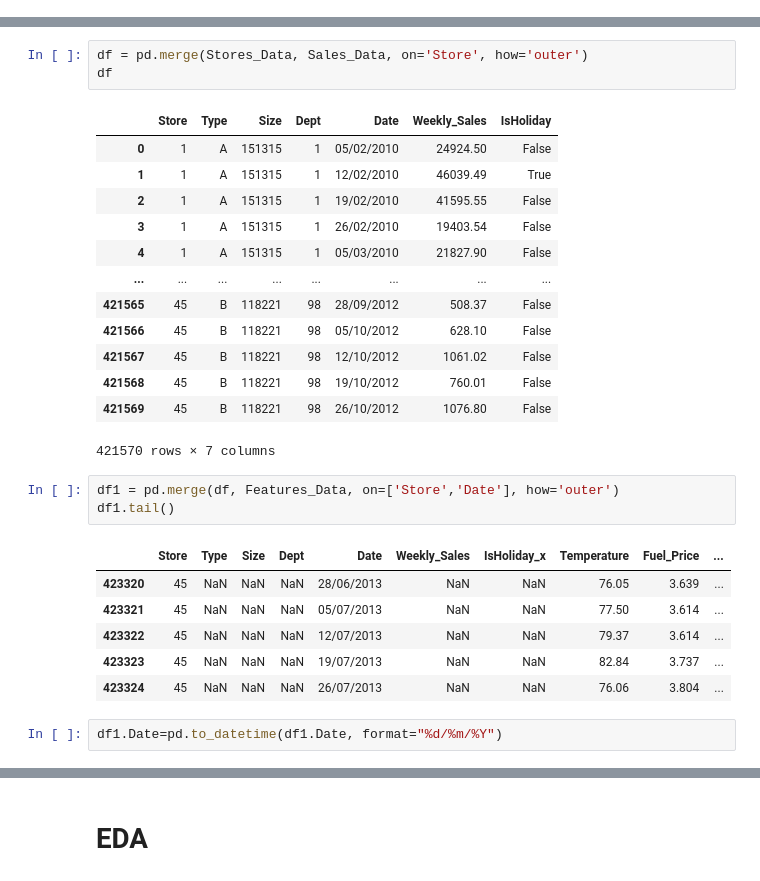
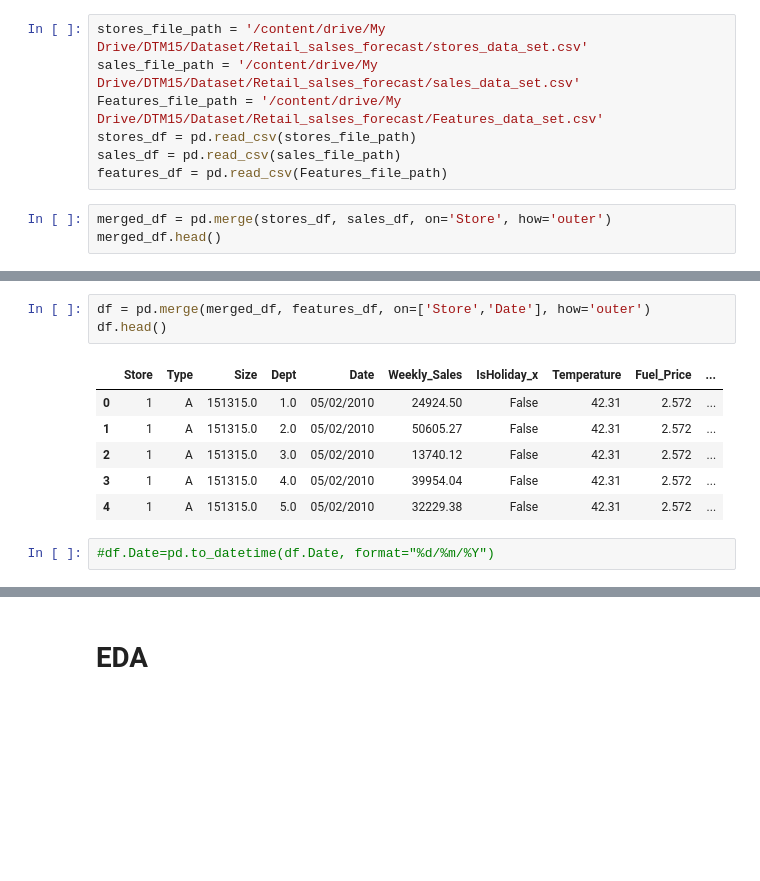
Before and after one commit to GDharan10/Analysis1_RetailSalsesForecast, a Jupyter notebook: RetailSalsesForecast.ipynb, the cells around one changed output, grey strips where cells are left out. Drawn from its saved outputs; the diff is of its cells as text; blank space fills up the shorter version.

```diff
--- a/RetailSalsesForecast.ipynb
+++ b/RetailSalsesForecast.ipynb
@@ -132,0 +16,10 @@ Name: Type, dtype: object
+# %%
+stores_file_path = '/content/drive/My Drive/DTM15/Dataset/Retail_salses_forecast/stores_data_set.csv'
+sales_file_path = '/content/drive/My Drive/DTM15/Dataset/Retail_salses_forecast/sales_data_set.csv'
+Features_file_path = '/content/drive/My Drive/DTM15/Dataset/Retail_salses_forecast/Features_data_set.csv'
+stores_df = pd.read_csv(stores_file_path)
+sales_df = pd.read_csv(sales_file_path)
+features_df = pd.read_csv(Features_file_path)
+# %%
+merged_df = pd.merge(stores_df, sales_df, on='Store', how='outer')
+merged_df.head()
@@ -133,29 +33,12 @@ Name: Type, dtype: object
 # %%
-df = pd.merge(Stores_Data, Sales_Data, on='Store', how='outer')
-df
+df = pd.merge(merged_df, features_df, on=['Store','Date'], how='outer')
+df.head()
 # %% [output]
-|  | Store | Type | Size | Dept | Date | Weekly_Sales | IsHoliday |
-| 0 | 1 | A | 151315 | 1 | 05/02/2010 | 24924.50 | False |
-| 1 | 1 | A | 151315 | 1 | 12/02/2010 | 46039.49 | True |
-| 2 | 1 | A | 151315 | 1 | 19/02/2010 | 41595.55 | False |
-| 3 | 1 | A | 151315 | 1 | 26/02/2010 | 19403.54 | False |
-| 4 | 1 | A | 151315 | 1 | 05/03/2010 | 21827.90 | False |
-| ... | ... | ... | ... | ... | ... | ... | ... |
-| 421565 | 45 | B | 118221 | 98 | 28/09/2012 | 508.37 | False |
-| 421566 | 45 | B | 118221 | 98 | 05/10/2012 | 628.10 | False |
-| 421567 | 45 | B | 118221 | 98 | 12/10/2012 | 1061.02 | False |
-| 421568 | 45 | B | 118221 | 98 | 19/10/2012 | 760.01 | False |
-| 421569 | 45 | B | 118221 | 98 | 26/10/2012 | 1076.80 | False |
+|  | Store | Type | Size | Dept | Date | Weekly_Sales | IsHoliday_x | Temperature | Fuel_Price | ... |
+| 0 | 1 | A | 151315.0 | 1.0 | 05/02/2010 | 24924.50 | False | 42.31 | 2.572 | ... |
+| 1 | 1 | A | 151315.0 | 2.0 | 05/02/2010 | 50605.27 | False | 42.31 | 2.572 | ... |
+| 2 | 1 | A | 151315.0 | 3.0 | 05/02/2010 | 13740.12 | False | 42.31 | 2.572 | ... |
+| 3 | 1 | A | 151315.0 | 4.0 | 05/02/2010 | 39954.04 | False | 42.31 | 2.572 | ... |
+| 4 | 1 | A | 151315.0 | 5.0 | 05/02/2010 | 32229.38 | False | 42.31 | 2.572 | ... |
-421570 rows × 7 columns
-# %%
-df1 = pd.merge(df, Features_Data, on=['Store','Date'], how='outer')
-df1.tail()
-# %% [output]
-|  | Store | Type | Size | Dept | Date | Weekly_Sales | IsHoliday_x | Temperature | Fuel_Price | ... |
-| 423320 | 45 | NaN | NaN | NaN | 28/06/2013 | NaN | NaN | 76.05 | 3.639 | ... |
-| 423321 | 45 | NaN | NaN | NaN | 05/07/2013 | NaN | NaN | 77.50 | 3.614 | ... |
-| 423322 | 45 | NaN | NaN | NaN | 12/07/2013 | NaN | NaN | 79.37 | 3.614 | ... |
-| 423323 | 45 | NaN | NaN | NaN | 19/07/2013 | NaN | NaN | 82.84 | 3.737 | ... |
-| 423324 | 45 | NaN | NaN | NaN | 26/07/2013 | NaN | NaN | 76.06 | 3.804 | ... |
 # %%
-df1.Date=pd.to_datetime(df1.Date, format="%d/%m/%Y")
+#df.Date=pd.to_datetime(df.Date, format="%d/%m/%Y")
```
Also changed, not shown: parts of 38 cells of this notebook.
